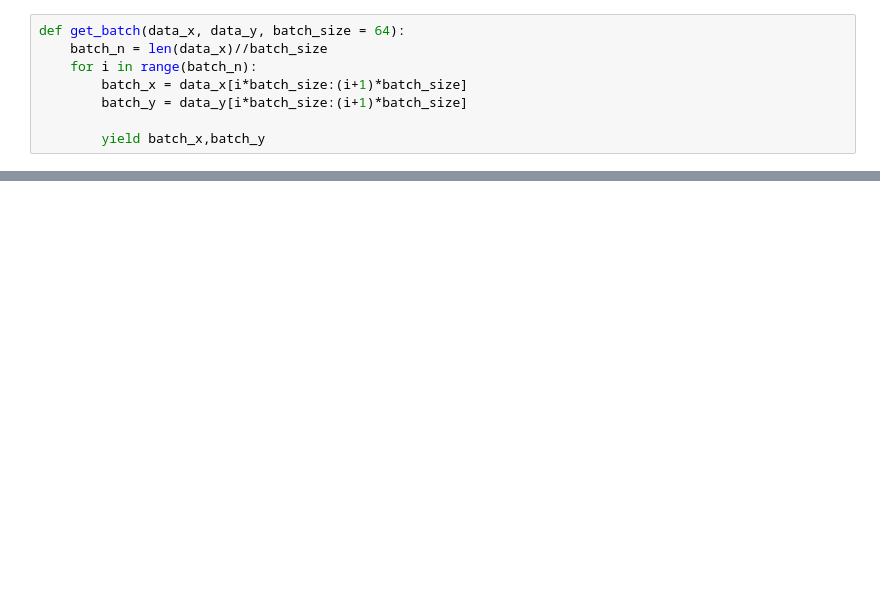
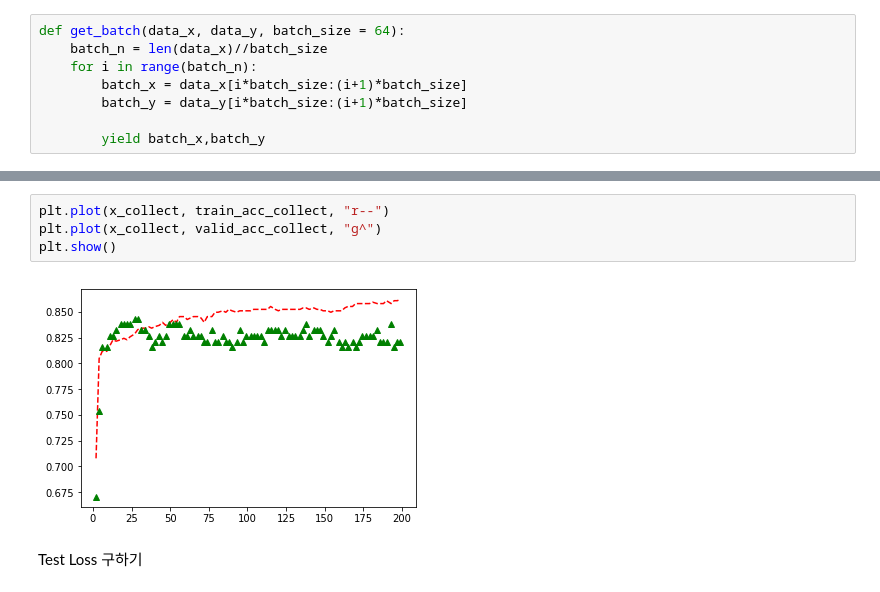
Before and after one commit to jmpaaak/kaggle-study, a Jupyter notebook: titanic/titanic_jonghwan.ipynb, the cells around one changed output, grey strips where cells are left out. Saved outputs shown, nothing was run; the diff lists cells and outputs as text; blank space fills up the shorter version.

```diff
--- a/titanic/titanic_jonghwan.ipynb
+++ b/titanic/titanic_jonghwan.ipynb
@@ -328,0 +351,8 @@ with tf.Session() as sess:
+# %%
+plt.plot(x_collect, train_acc_collect, "r--")
+plt.plot(x_collect, valid_acc_collect, "g^")
+plt.show()
+# %% [output]
+[figure, added]
+# %% [markdown]
+Test Loss 구하기
```
Also changed, not shown: parts of 8 cells of this notebook.
